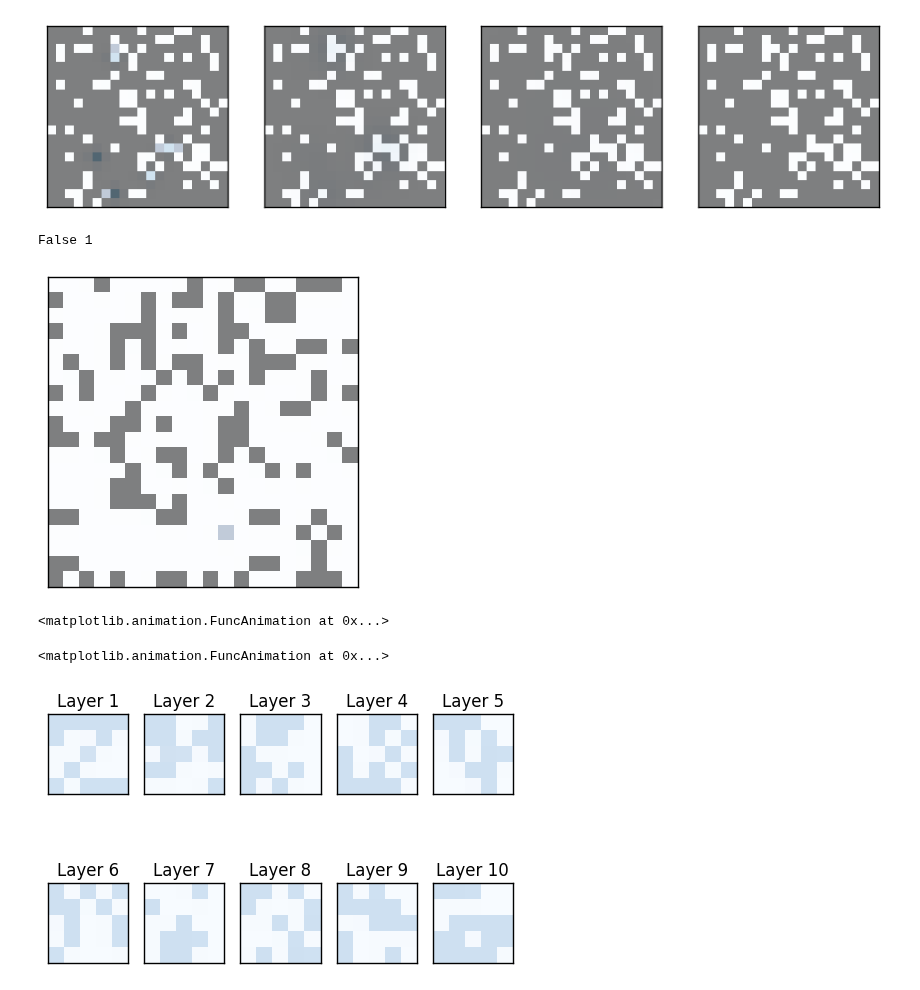
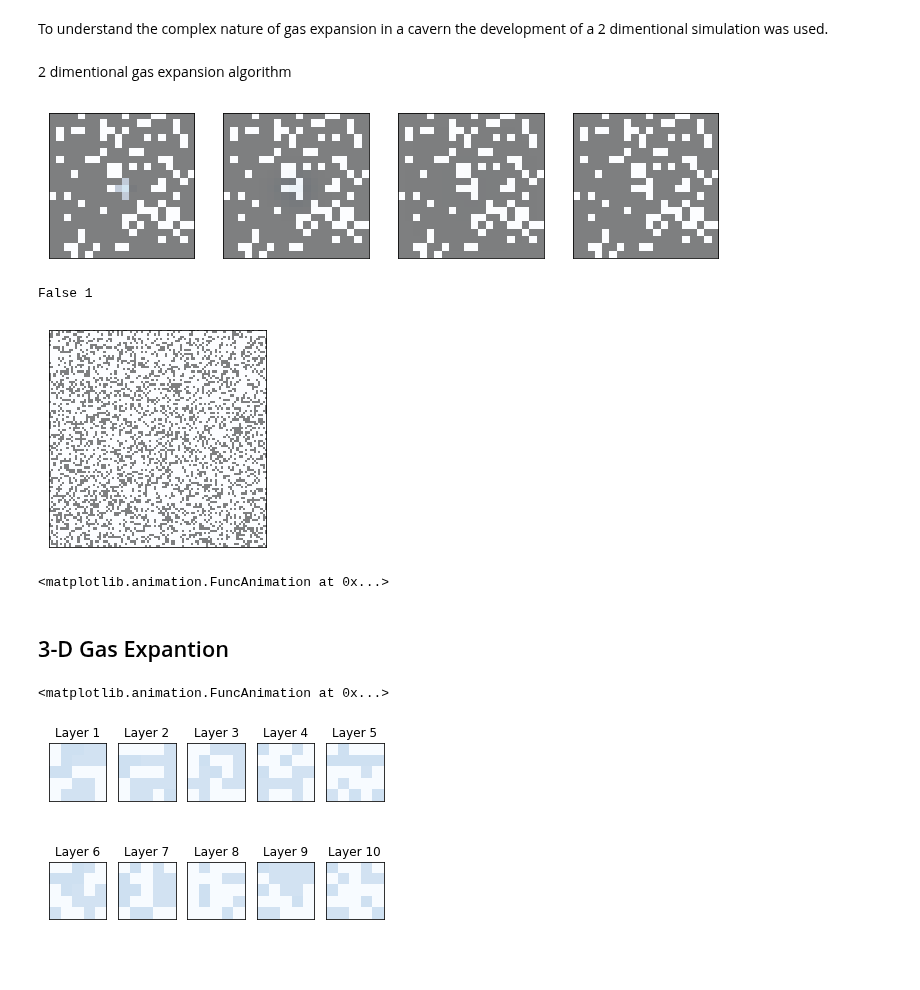
Before and after one commit to Maxventeen/Gas_expansion, a Jupyter notebook: Project.ipynb, the cells around one changed output. Cells and saved outputs as stored; diff of their text form; code cells hidden in the pictures; blank space fills up the shorter version.

Commit message:
Added modes to both 2d and 3d models
Added center and random modes for 2d.
Added center, random, top and outsides to 3d.

```diff
--- a/Project.ipynb
+++ b/Project.ipynb
@@ -20,3 +22,5 @@ rc('animation', html='html5')
+# %% [markdown]
+To understand the complex nature of gas expansion in a cavern the development of a 2 dimentional simulation was used.
 # %%
 class RDViewer(Cell2DViewer):
     """Generates images and animations."""
@@ -62,6 +66,8 @@ class RDViewer(Cell2DViewer):
         self.imu.set_array(self.viewee.array)
         self.imv.set_array(self.viewee.array2)
         return (self.imu, self.imv)
+# %% [markdown]
+2 dimentional gas expansion algorithm
 # %%
 from Cell2D import Cell2D, Cell2DViewer
 from scipy.signal import correlate2d
@@ -73,7 +79,7 @@ class Percolation(Cell2D):
                        [0, 1, 0]])
 
     options = dict(mode='same', boundary='wrap')
-    def __init__(self, n, m=None, p=0.5, r=0.1, seed = 22):
+    def __init__(self, n, m=None, p=0.5, r=0.1, seed = 22, mode='random'):
         """Initializes the attributes.
 
         n: number of rows
@@ -90,9 +96,12 @@ class Percolation(Cell2D):
         self.array2 = np.random.choice([0.0,5.0], (n, m), p=[1-p, p])
         # fill remaining areas with permiable materials/caverns
         self.array = np.zeros((n, m), np.float)
-        self.array = np.random.choice([0.0,5.0], (n, m), p=[1-(p/100), (p/100)])
-        # fill center with gas cells
-        #self.array[n/2, m/2] = 5
+        #randomly place gas cells
+        if(mode == 'random'):
+            self.array = np.random.choice([0.0,5.0], (n, m), p=[1-(p/100), (p/100)])
+        #fill center with gas cells
+        if(mode == 'center'):
+            self.array[n/2, m/2] = 5
     def step(self):
         """Executes one time step."""
         a = self.array
@@ -118,7 +127,7 @@ class Percolation(Cell2D):
 
     def num_porous(self, cols=None):
         """Total number of porous cells."""
-        a = self.array2[:, :cols]
+        a = self.array[:, :cols]
         return np.sum(a == 5)
 
     def bottom_row_wet(self):
@@ -178,7 +187,7 @@ def test_perc(perc):
         num_wet = new_num_wet
 # %%
 seed = 22
-perc = Percolation(20, p=0.8)
+perc = Percolation(20, p=0.8, mode = 'center')
 viewer = RDViewer(perc)
 
 thinkplot.preplot(cols=4)
@@ -197,5 +206,5 @@ thinkplot.subplot(4)
 viewer.step(1000)
 viewer.draw()
 # %% [output]
-[figure, old version]
+[figure, new version]
 # %%
@@ -205,15 +214,17 @@ print(flag, num_steps)
 # %% [output]
 False 1
 # %%
-perc = Percolation(20, p=0.3)
+perc = Percolation(100, p=0.3, mode = 'center')
 viewer = RDViewer(perc)
 anim = viewer.animate(frames=500)
 # %% [output]
-[figure, old version]
+[figure, new version]
 # %%
 anim
 # %% [output]
 <matplotlib.animation.FuncAnimation at 0x...>
+# %% [markdown]
+## 3-D Gas Expantion
 # %%
 # from scipy.signal import correlate2d
 # from matplotlib import animation
@@ -446,14 +470,14 @@ class Percolation3D(Percolation):
 # %%
 seed = 10
 
-perc3d = Percolation3D(5,z=10,r=0.1,p=0.5)
+perc3d = Percolation3D(5,z=10,r=0.1,p=0.5, mode='random')
 
 viewer = PercolationViewer3D(perc3d)
 anim = viewer.animate(frames=50)
 anim
 # %% [output]
 <matplotlib.animation.FuncAnimation at 0x...>
-[figure, old version]
+[figure, new version]
 # %%
 import matplotlib.pyplot as plt
 from mpl_toolkits.mplot3d import Axes3D
```
Also changed, not shown: parts of 6 cells of this notebook.
